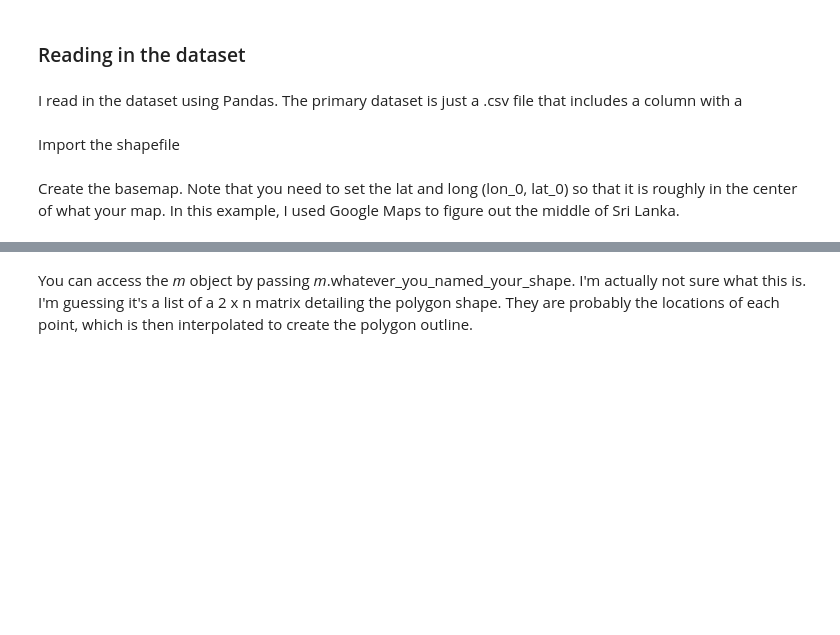
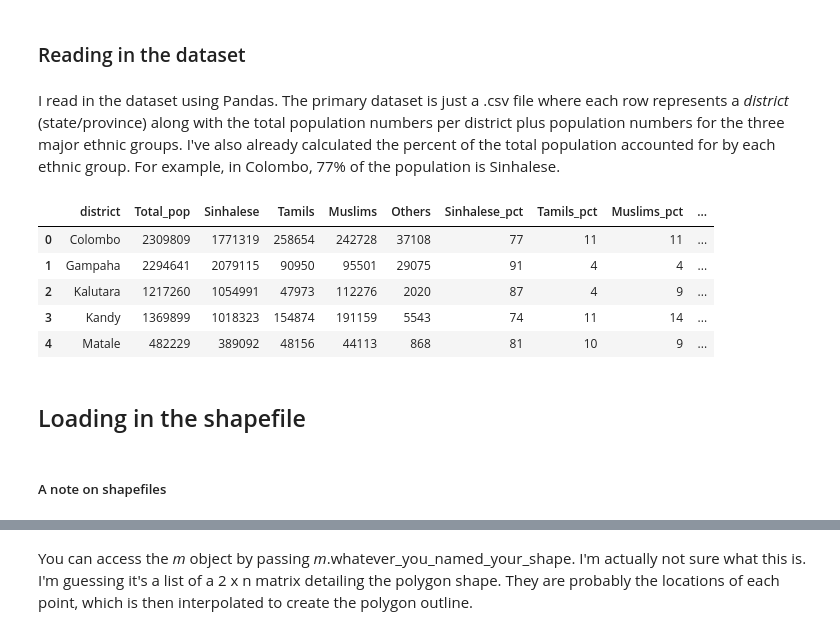
Before and after one commit to brandomr/pythonmap, a Jupyter notebook: SL Map.ipynb, the cells around one changed output, grey strips where cells are left out. Drawn from its saved outputs; the diff is of its cells as text; code cells hidden in the pictures; blank space fills up the shorter version.

```diff
--- a/SL Map.ipynb
+++ b/SL Map.ipynb
@@ -28,9 +30,19 @@ from itertools import chain
 import pysal.esda.mapclassify as mapclassify
 # %% [markdown]
 ### Reading in the dataset
-# %% [markdown]
-I read in the dataset using Pandas. The primary dataset is just a .csv file that includes a column with a
+# %% [markdown]
+I read in the dataset using Pandas. The primary dataset is just a .csv file where each row represents a *district* (state/province) along with the total population numbers per district plus population numbers for the three major ethnic groups. I've also already calculated the percent of the total population accounted for by each ethnic group. For example, in Colombo, 77% of the population is Sinhalese.
 # %%
 data = pd.read_csv('srl_pop.csv')
+# %%
+#print the first 5 rows of data to see what it looks like and make sure it read in properly
+data.head()
+# %% [output]
+|  | district | Total_pop | Sinhalese | Tamils | Muslims | Others | Sinhalese_pct | Tamils_pct | Muslims_pct | ... |
+| 0 | Colombo | 2309809 | 1771319 | 258654 | 242728 | 37108 | 77 | 11 | 11 | ... |
+| 1 | Gampaha | 2294641 | 2079115 | 90950 | 95501 | 29075 | 91 | 4 | 4 | ... |
+| 2 | Kalutara | 1217260 | 1054991 | 47973 | 112276 | 2020 | 87 | 4 | 9 | ... |
+| 3 | Kandy | 1369899 | 1018323 | 154874 | 191159 | 5543 | 74 | 11 | 14 | ... |
+| 4 | Matale | 482229 | 389092 | 48156 | 44113 | 868 | 81 | 10 | 9 | ... |
 # %% [markdown]
-Import the shapefile
+## Loading in the shapefile
@@ -46,2 +49,2 @@ w, h = coords[2] - coords[0], coords[3] - coords[1]
-# %% [markdown]
-Create the basemap. Note that you need to set the lat and long (lon_0, lat_0) so that it is roughly in the center of what your map. In this example, I used Google Maps to figure out the middle of Sri Lanka.
+# %% [markdown]
+##### A note on shapefiles
```
Also changed, not shown: parts of 16 cells of this notebook, 1 other file.
